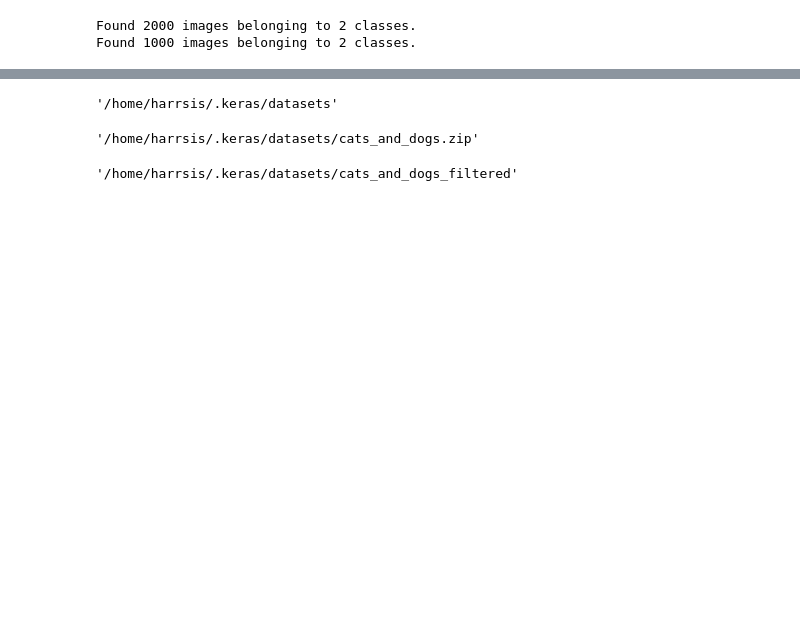
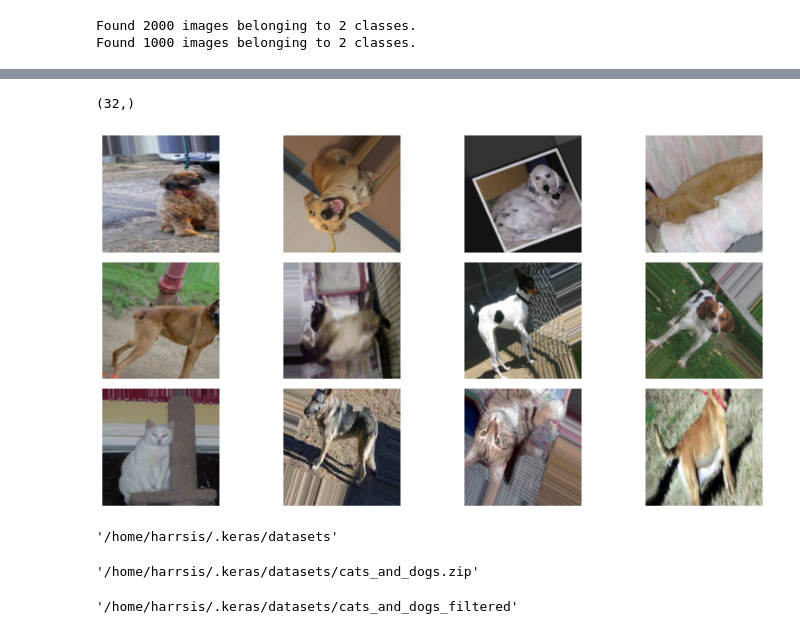
Before and after one commit to harrisMLEng/deep-learning-tensorflow-2.0, a Jupyter notebook: tensorflow-2.0-tutorials/notebooks/cats-vs-dogs-binary-classification.ipynb, the cells around one changed output, grey strips where cells are left out. Drawn from its saved outputs; the diff is of its cells as text; code cells hidden in the pictures; blank space fills up the shorter version.

```diff
--- a/tensorflow-2.0-tutorials/notebooks/cats-vs-dogs-binary-classification.ipynb
+++ b/tensorflow-2.0-tutorials/notebooks/cats-vs-dogs-binary-classification.ipynb
@@ -92,3 +89,14 @@ Found 1000 images belonging to 2 classes.
+# %%
+x, y = next(ml_train)
+x.shape
+y.shape
+# plot_Images(next(ml_train)[0])
+# %% [output]
+(32,)
+# %%
+plot_Images(x)
+# %% [output]
+[figure, added]
 # %%
 os.path.dirname(path_to_zip)
 # %% [output]
```
Also changed, not shown: parts of 3 cells of this notebook.
